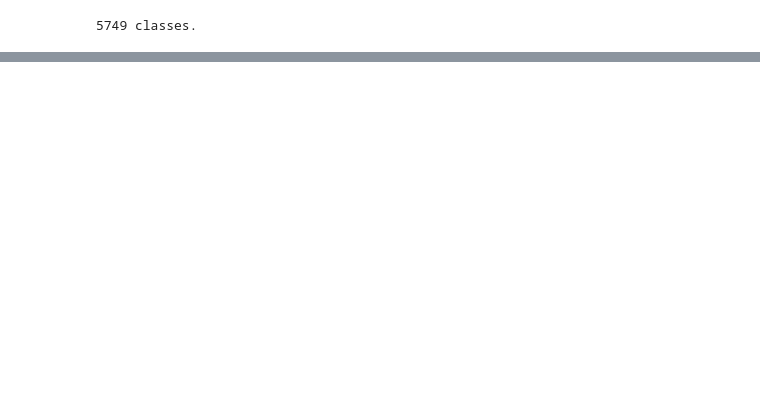
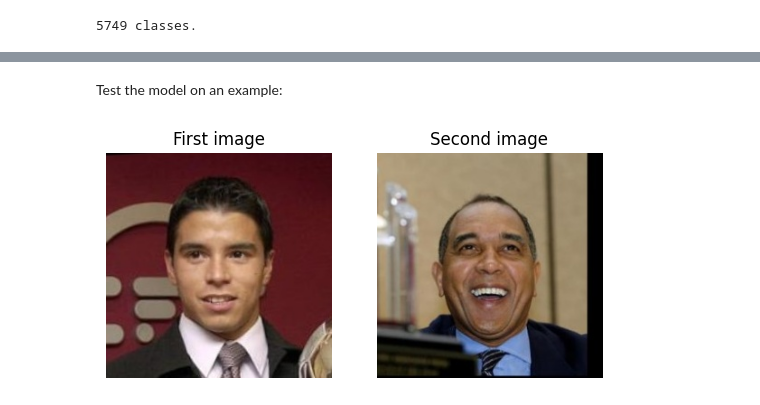
Before and after one commit to AliMustafa731/The-Optimizers-Squad, a Jupyter notebook: Data Loader.ipynb, the cells around one changed output, grey strips where cells are left out. Cells and saved outputs as stored; diff of their text form; code cells hidden in the pictures; blank space fills up the shorter version.

```diff
--- a/Data Loader.ipynb
+++ b/Data Loader.ipynb
@@ -125,0 +123,12 @@ model.fit(train_loader, validation_data=val_loader, epochs=100)
+# %%
+Input1 = keras.layers.Input(shape = (250, 250, 3))
+Input2 = keras.layers.Input(shape = (250, 250, 3))
+flatten1 = keras.layers.Flatten()(Input1)
+flatten2 = keras.layers.Flatten()(Input2)
+feature_vector = keras.layers.Concatenate()([flatten1, flatten2])
+clf_head = keras.layers.Dense(32, 'relu')(feature_vector)
+output = keras.layers.Dense(1, 'sigmoid')(clf_head)
+
+model = keras.Model(inputs = [Input1, Input2], outputs = output)
+
+model.compile(optimizer = 'adam', loss = 'binary_crossentropy', metrics = ['accuracy'])
@@ -125,0 +141,4 @@ model.fit(train_loader, validation_data=val_loader, epochs=100)
+# %%
+train_loader = DataLoader(dataset_path=dataset_root_path, batch_size=32, input_shape=(250, 250))
+
+model.fit(train_loader, epochs = 3)
@@ -125,0 +153,19 @@ model.fit(train_loader, validation_data=val_loader, epochs=100)
+# %% [markdown]
+Test the model on an example:
+# %%
+(X1, X2), y = train_loader[0]
+x1, x2, y = X1[0], X2[0], y[0]
+# %%
+plt.subplot(1, 2, 1)
+plt.imshow(x1)
+plt.axis('off')
+plt.title("First image")
+
+plt.subplot(1, 2, 2)
+plt.imshow(x2)
+plt.axis('off')
+plt.title("Second image")
+
+plt.show()
+# %% [output]
+[figure, added]
```
Also changed, not shown: parts of 18 cells of this notebook.
